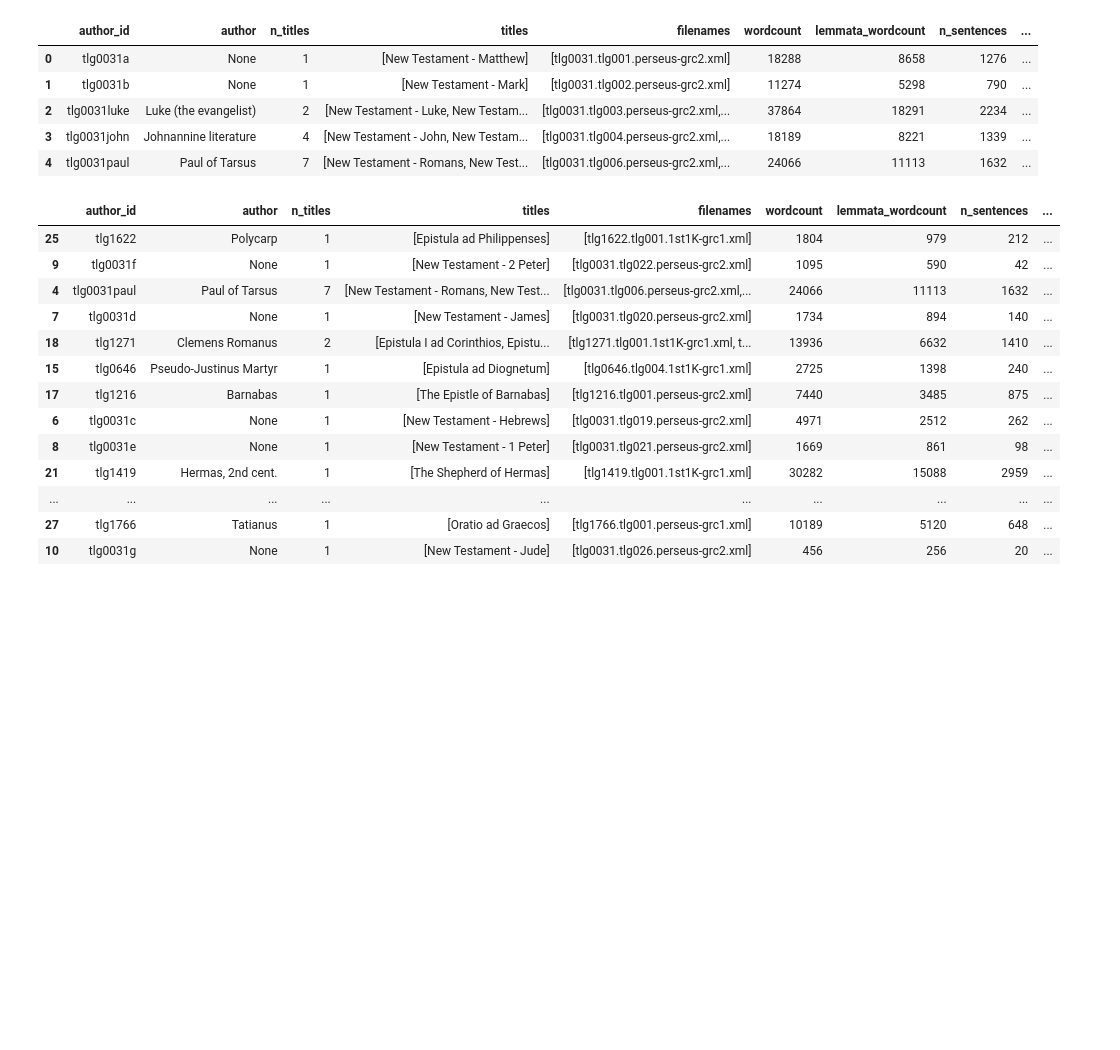
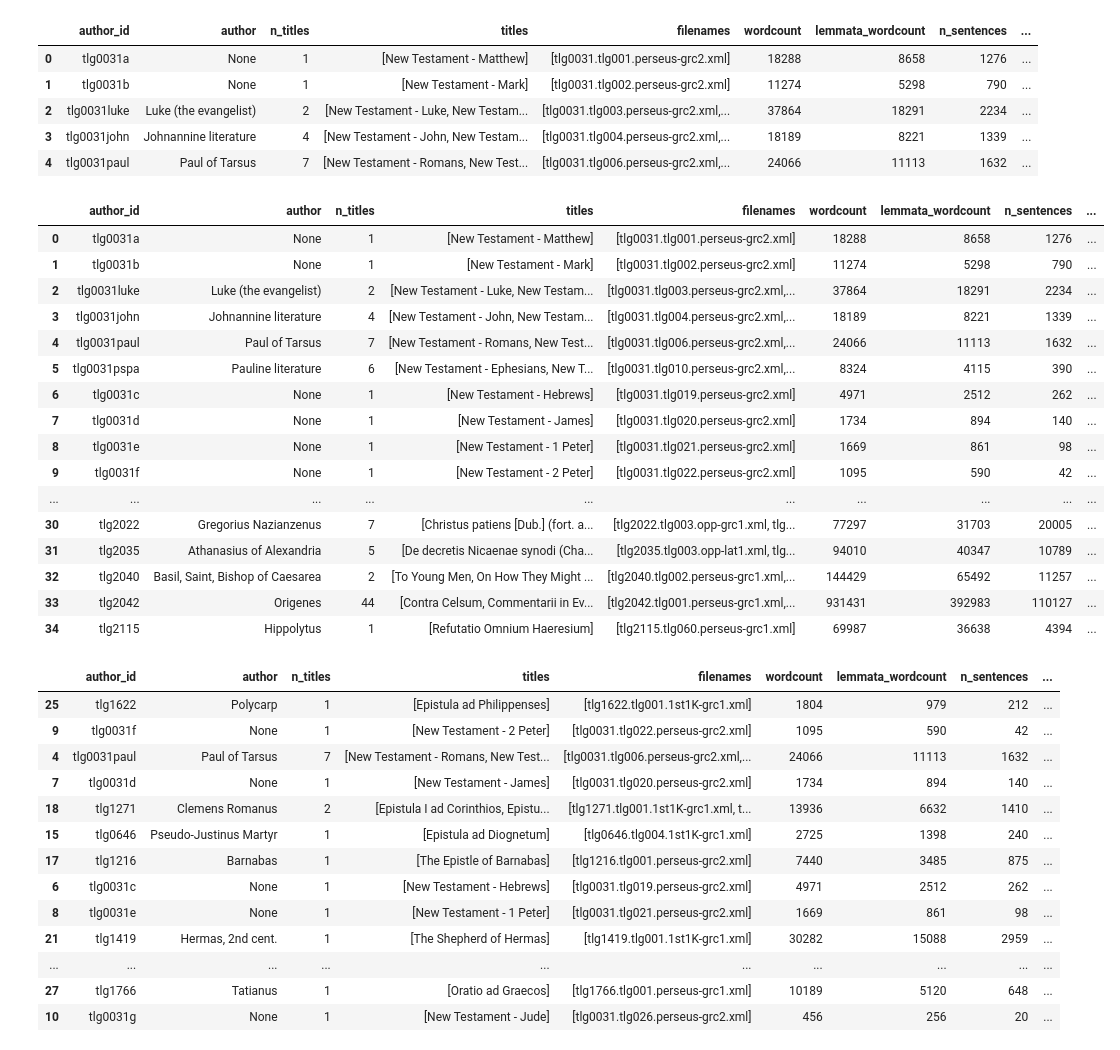
Before and after one commit to kasev/ECCE, a Jupyter notebook: scripts/NETWORKS_analysis.ipynb, the cells around one changed output. Saved outputs shown, nothing was run; the diff lists cells and outputs as text; code cells hidden in the pictures; blank space fills up the shorter version.

```diff
--- a/scripts/NETWORKS_analysis.ipynb
+++ b/scripts/NETWORKS_analysis.ipynb
@@ -224,6 +224,26 @@ authors_df.head(5)
 | 2 | tlg0031luke | Luke (the evangelist) | 2 | [New Testament - Luke, New Testam... | [tlg0031.tlg003.perseus-grc2.xml,... | 37864 | 18291 | 2234 | ... |
 | 3 | tlg0031john | Johnannine literature | 4 | [New Testament - John, New Testam... | [tlg0031.tlg004.perseus-grc2.xml,... | 18189 | 8221 | 1339 | ... |
 | 4 | tlg0031paul | Paul of Tarsus | 7 | [New Testament - Romans, New Test... | [tlg0031.tlg006.perseus-grc2.xml,... | 24066 | 11113 | 1632 | ... |
+# %%
+authors_df
+# %% [output]
+|  | author_id | author | n_titles | titles | filenames | wordcount | lemmata_wordcount | n_sentences | ... |
+| 0 | tlg0031a | None | 1 | [New Testament - Matthew] | [tlg0031.tlg001.perseus-grc2.xml] | 18288 | 8658 | 1276 | ... |
+| 1 | tlg0031b | None | 1 | [New Testament - Mark] | [tlg0031.tlg002.perseus-grc2.xml] | 11274 | 5298 | 790 | ... |
+| 2 | tlg0031luke | Luke (the evangelist) | 2 | [New Testament - Luke, New Testam... | [tlg0031.tlg003.perseus-grc2.xml,... | 37864 | 18291 | 2234 | ... |
+| 3 | tlg0031john | Johnannine literature | 4 | [New Testament - John, New Testam... | [tlg0031.tlg004.perseus-grc2.xml,... | 18189 | 8221 | 1339 | ... |
+| 4 | tlg0031paul | Paul of Tarsus | 7 | [New Testament - Romans, New Test... | [tlg0031.tlg006.perseus-grc2.xml,... | 24066 | 11113 | 1632 | ... |
+| 5 | tlg0031pspa | Pauline literature | 6 | [New Testament - Ephesians, New T... | [tlg0031.tlg010.perseus-grc2.xml,... | 8324 | 4115 | 390 | ... |
+| 6 | tlg0031c | None | 1 | [New Testament - Hebrews] | [tlg0031.tlg019.perseus-grc2.xml] | 4971 | 2512 | 262 | ... |
+| 7 | tlg0031d | None | 1 | [New Testament - James] | [tlg0031.tlg020.perseus-grc2.xml] | 1734 | 894 | 140 | ... |
+| 8 | tlg0031e | None | 1 | [New Testament - 1 Peter] | [tlg0031.tlg021.perseus-grc2.xml] | 1669 | 861 | 98 | ... |
+| 9 | tlg0031f | None | 1 | [New Testament - 2 Peter] | [tlg0031.tlg022.perseus-grc2.xml] | 1095 | 590 | 42 | ... |
+| ... | ... | ... | ... | ... | ... | ... | ... | ... | ... |
+| 30 | tlg2022 | Gregorius Nazianzenus | 7 | [Christus patiens [Dub.] (fort. a... | [tlg2022.tlg003.opp-grc1.xml, tlg... | 77297 | 31703 | 20005 | ... |
+| 31 | tlg2035 | Athanasius of Alexandria | 5 | [De decretis Nicaenae synodi (Cha... | [tlg2035.tlg003.opp-lat1.xml, tlg... | 94010 | 40347 | 10789 | ... |
+| 32 | tlg2040 | Basil, Saint, Bishop of Caesarea | 2 | [To Young Men, On How They Might ... | [tlg2040.tlg002.perseus-grc1.xml,... | 144429 | 65492 | 11257 | ... |
+| 33 | tlg2042 | Origenes | 44 | [Contra Celsum, Commentarii in Ev... | [tlg2042.tlg001.perseus-grc1.xml,... | 931431 | 392983 | 110127 | ... |
+| 34 | tlg2115 | Hippolytus | 1 | [Refutatio Omnium Haeresium] | [tlg2115.tlg060.perseus-grc1.xml] | 69987 | 36638 | 4394 | ... |
 # %%
 def count_term_in_sents(lemmatized_sentences):
     return sum([sent.count("δικαιοσύνη") for sent in lemmatized_sentences])
```
Also changed, not shown: parts of 7 cells of this notebook, 1 other file.
